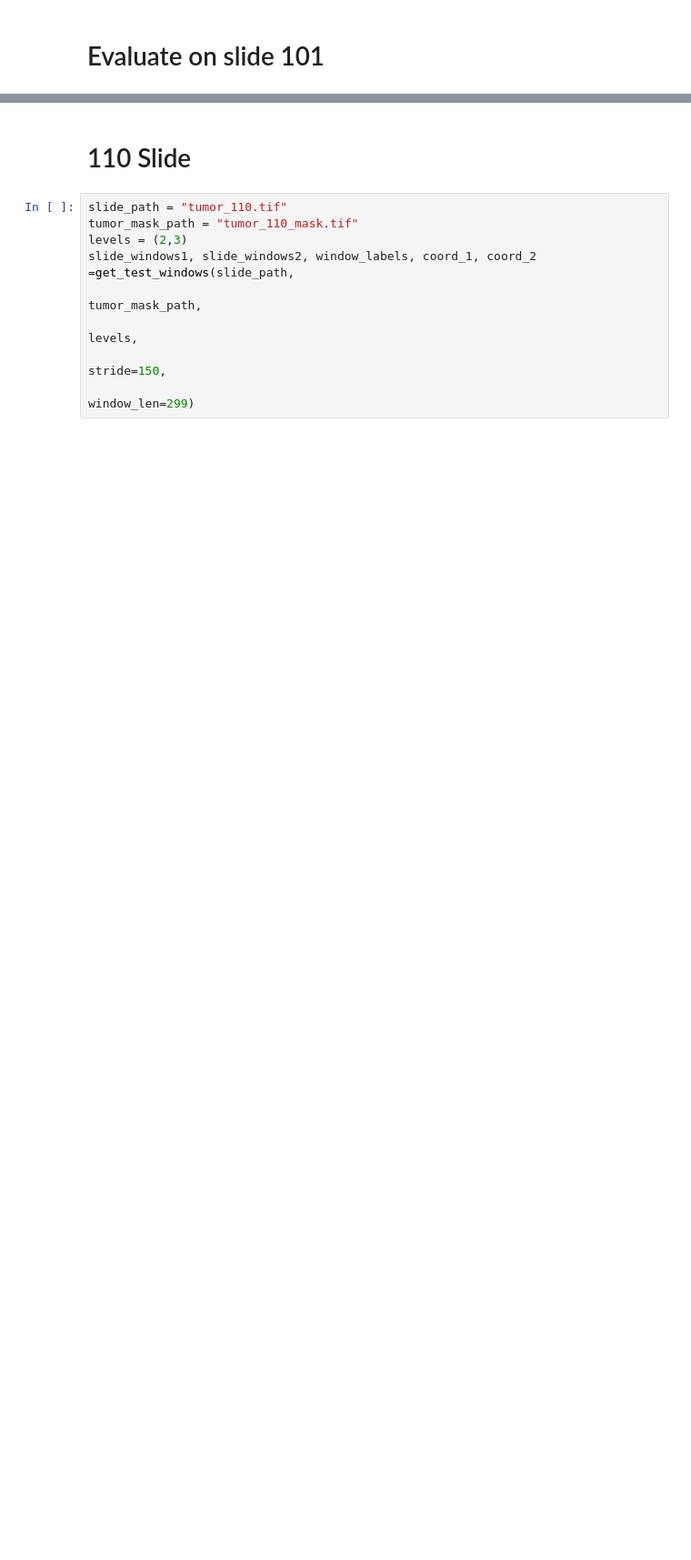
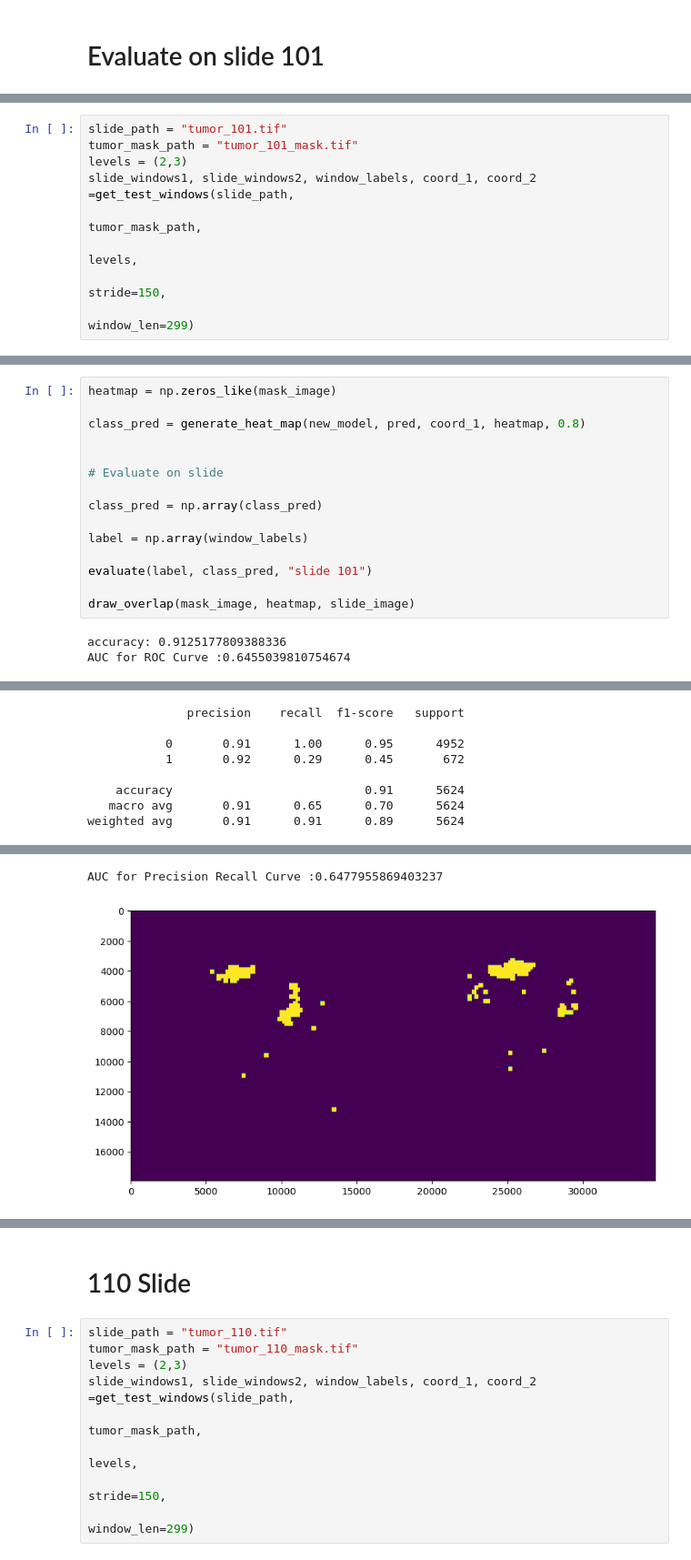
Before and after one commit to irmadong/Cancer_Detection_Gigapixel_Images, a Jupyter notebook: Test.ipynb, the cells around one changed output, grey strips where cells are left out. Shown: that part at 91% size. Cells and saved outputs as stored; diff of their text form; blank space fills up the shorter version.

```diff
--- a/Test.ipynb
+++ b/Test.ipynb
@@ -327,0 +168,9 @@ AUC for Precision Recall Curve :0.6477955869403237
+# %%
+slide_path = "tumor_101.tif"
+tumor_mask_path = "tumor_101_mask.tif"
+levels = (2,3)
+slide_windows1, slide_windows2, window_labels, coord_1, coord_2 =get_test_windows(slide_path,
+                                                                                  tumor_mask_path,
+                                                                                  levels,
+                                                                                  stride=150,
+                                                                                  window_len=299)
@@ -327,0 +226,18 @@ AUC for Precision Recall Curve :0.6477955869403237
+# %%
+heatmap = np.zeros_like(mask_image)
+
+class_pred = generate_heat_map(new_model, pred, coord_1, heatmap, 0.8)
+
+
+# Evaluate on slide
+
+class_pred = np.array(class_pred)
+
+label = np.array(window_labels)
+
+evaluate(label, class_pred, "slide 101")
+
+draw_overlap(mask_image, heatmap, slide_image)
+# %% [output]
+accuracy: 0.9125177809388336
+AUC for ROC Curve :0.6455039810754674
@@ -327,0 +245,8 @@ AUC for Precision Recall Curve :0.6477955869403237
+              precision    recall  f1-score   support
+
+           0       0.91      1.00      0.95      4952
+           1       0.92      0.29      0.45       672
+
+    accuracy                           0.91      5624
+   macro avg       0.91      0.65      0.70      5624
+weighted avg       0.91      0.91      0.89      5624
@@ -327,0 +254,2 @@ AUC for Precision Recall Curve :0.6477955869403237
+AUC for Precision Recall Curve :0.6477955869403237
+[figure, added]
```
Also changed, not shown: parts of 20 cells of this notebook, 2 other files.
